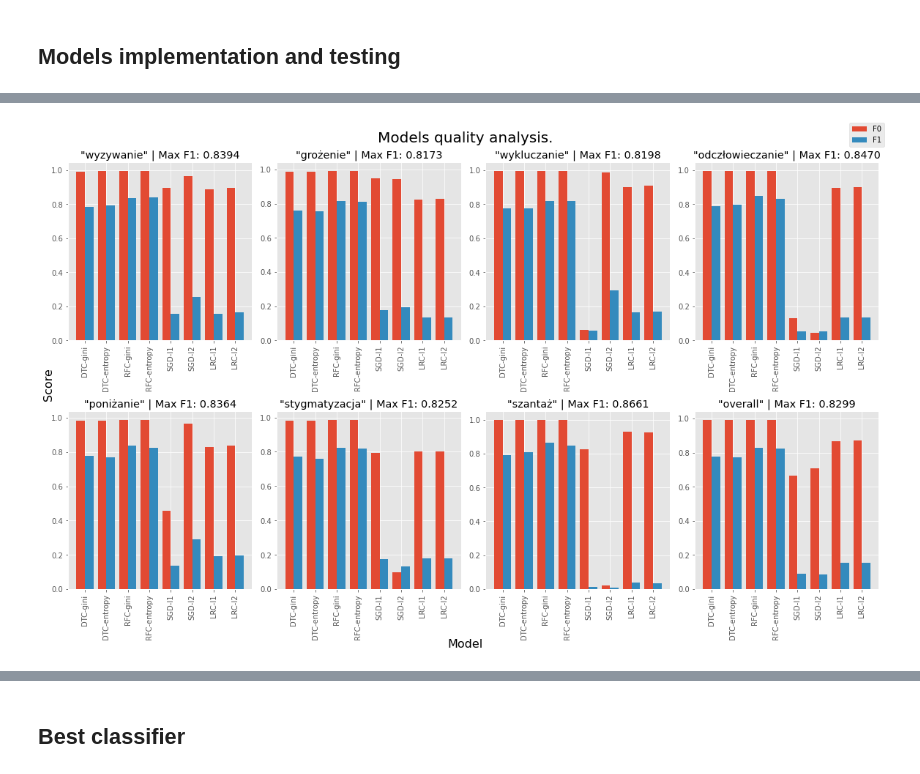
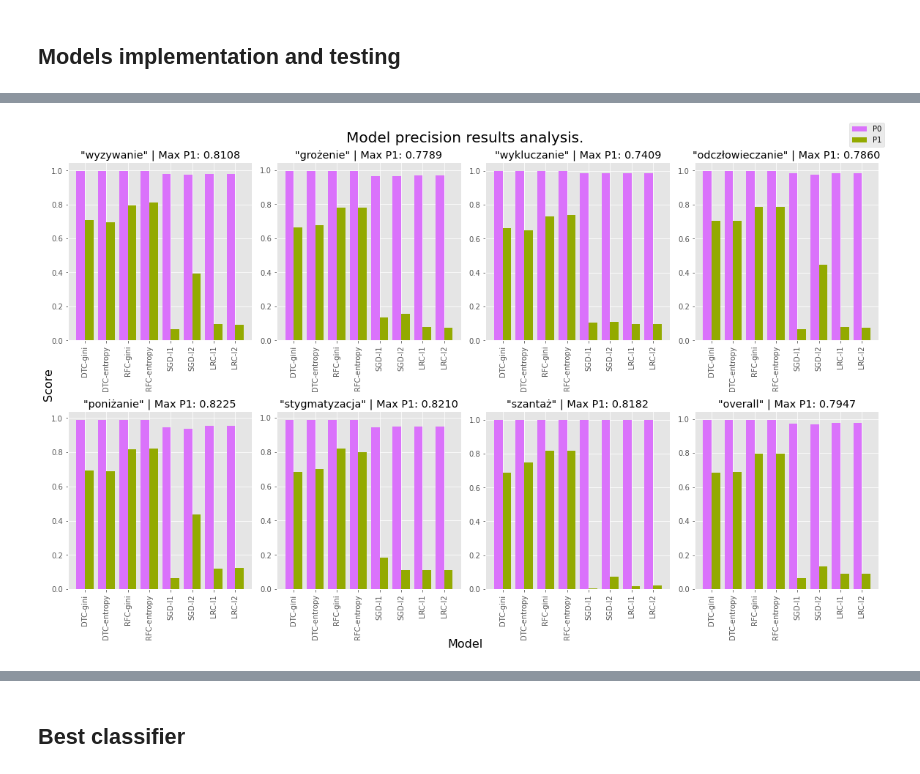
Before and after one commit to kaluzny1995/HSD2.0, a Jupyter notebook: 10. SimpleMLClassifier.ipynb, the cells around one changed output, grey strips where cells are left out. Cells and saved outputs as stored; diff of their text form; code cells hidden in the pictures.

Commit message:
Notebooks update.
Update of notebooks. Somme were added (vectorization quality analysis).

```diff
--- a/10. SimpleMLClassifier.ipynb
+++ b/10. SimpleMLClassifier.ipynb
@@ -139,4 +144,5 @@ y_preds = np.array(y_preds)
 # %%
-models_quality_plot(y_trues=y_data, y_preds_s=y_preds, model_names=MODEL_LABELS)
+models_quality_plot(y_trues=y_data, y_preds_s=y_preds, model_names=MODEL_LABELS,
+                    title='Model precision results analysis.', measure='p', colors=['#da72fb', '#93aa00'])
 # %% [output]
-[figure, old version]
+[figure, new version]
```
Also changed, not shown: parts of 8 cells of this notebook, 6 other files.
